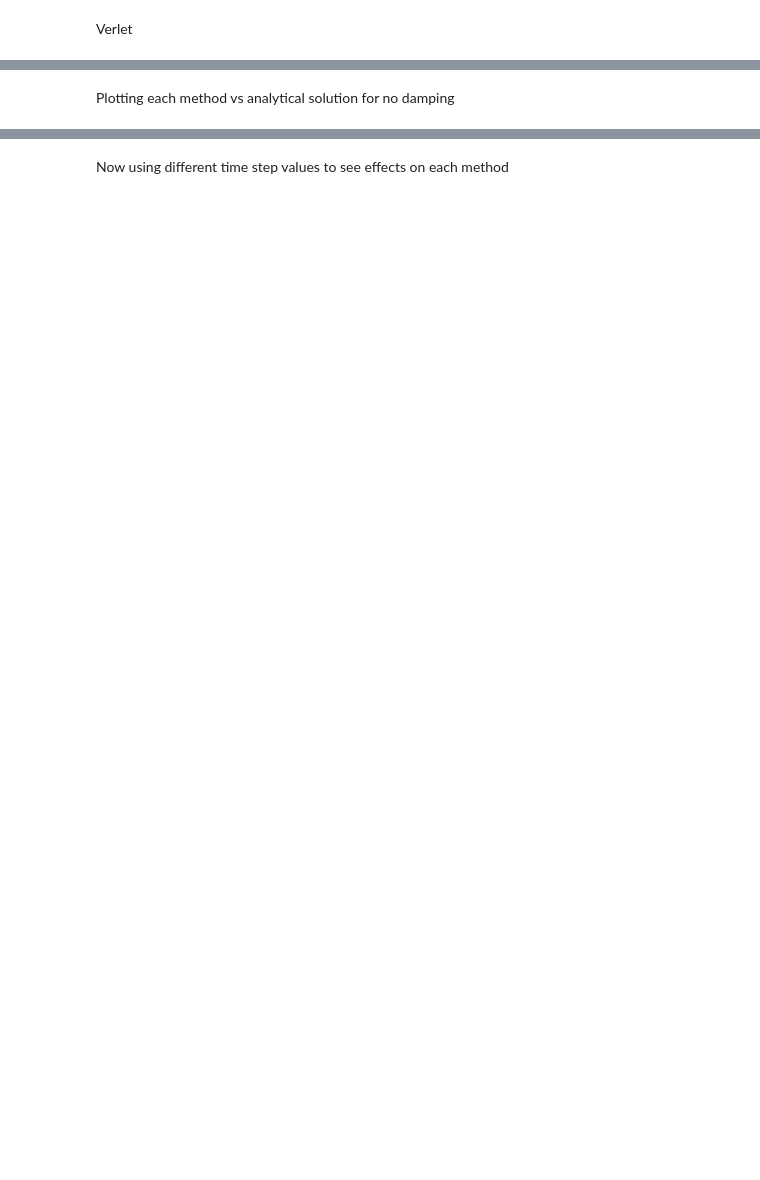
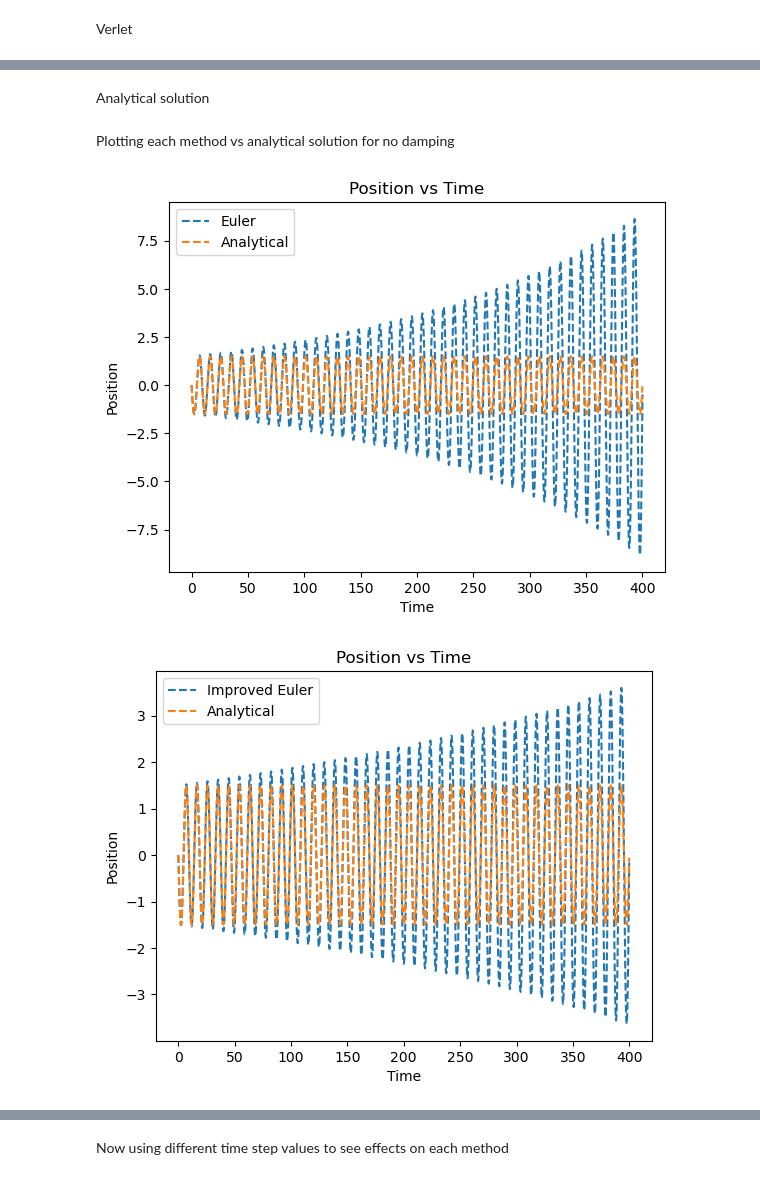
Before and after one commit to david-phelan/computational-physics-project-two, a Jupyter notebook: ProjectTwo.ipynb, the cells around one changed output, grey strips where cells are left out. Saved outputs shown, nothing was run; the diff lists cells and outputs as text; code cells hidden in the pictures; blank space fills up the shorter version.

Commit message:
Replaced the plotting cells with one generic plotting function, called in each plotting cell. Moved testing functions to bottom of script - plan is to have them as an appendix thing.

```diff
--- a/ProjectTwo.ipynb
+++ b/ProjectTwo.ipynb
@@ -26,17 +41,6 @@ Base class of generic simulation that all future simulations extend
 class Simulation:
     """Base simulation class for a mass-spring-damper system."""
     def __init__(self, name, m, k, b, n, t, x0, v0):
-        """
-        :param name: Name of the simulation
-        :param m: Mass
-        :param k: Spring constant
-        :param b: Damping constant
-        :param n: Number of time steps
-        :param t: End time
-        :param x0: Initial position
-        :param v0: Initial velocity
-        :param dt: Time step size
-        """
         self.name = name
         self.mass = m
         self.spring_constant = k
@@ -320,3 +162,5 @@ def test_Verlet_undriven():
+# %% [markdown]
+Analytical solution
 # %%
 def analytical_solution(m,k,b,t,x0,v0):
 
@@ -359,0 +179,28 @@ for function in [EulerSimulation, ImprovedEulerSimulation, EulerCromerSimulation
+# %%
+def plot_simulation(mass, spring_constant, damping_coefficient_array, step_array, runtime, initial_position, initial_velocity, simulation_type_array, include_analytical):
+
+    for simulation_type in simulation_type_array:
+
+        for damping_coefficient in damping_coefficient_array:
+
+            for step in step_array:
+
+                # Compute the solution
+                simulation = simulation_type(mass, spring_constant, damping_coefficient, step, runtime, initial_position, initial_velocity)
+                position, velocity, acceleration, time_array = simulation.simulate()
+                # Plot the position vs time
+                plt.plot(time_array, position, label=simulation.name, linestyle='--')
+
+                if include_analytical:
+                    plt.plot(time_array, analytical_solution(mass, spring_constant, damping_coefficient, time_array, initial_position, initial_velocity), label='Analytical', linestyle='--')
+
+        plt.title('Position vs Time')
+        plt.xlabel('Time')
+        plt.ylabel('Position')
+        plt.legend()
+        plt.show()
+# %%
+plot_simulation(3.03, 1.35, [0], [20000], 400, 0, -1, [EulerSimulation, ImprovedEulerSimulation, EulerCromerSimulation, VerletSimulation], True)
+# %% [output]
+[figure, added]
+[figure, added]
```
Also changed, not shown: parts of 23 cells of this notebook.
